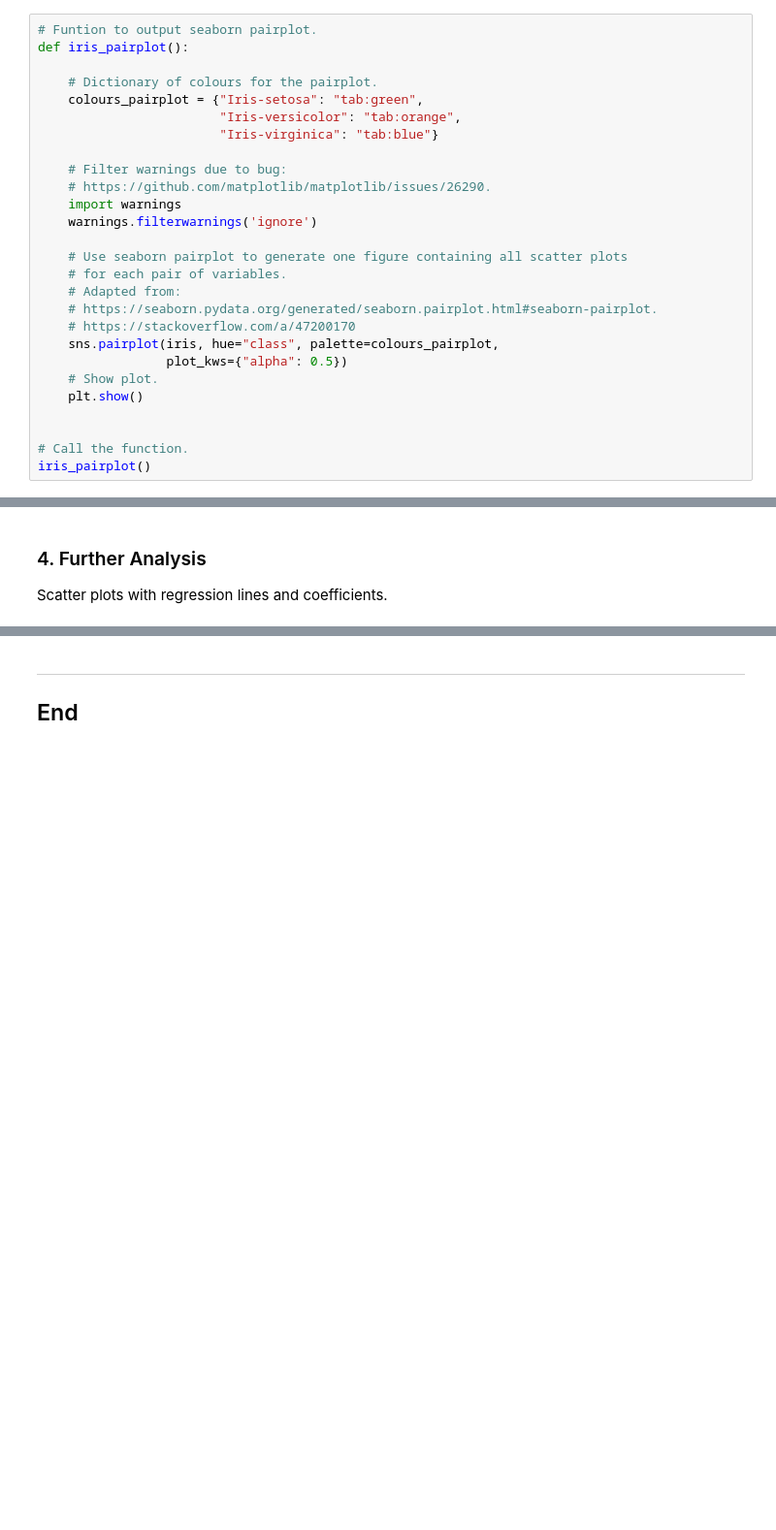
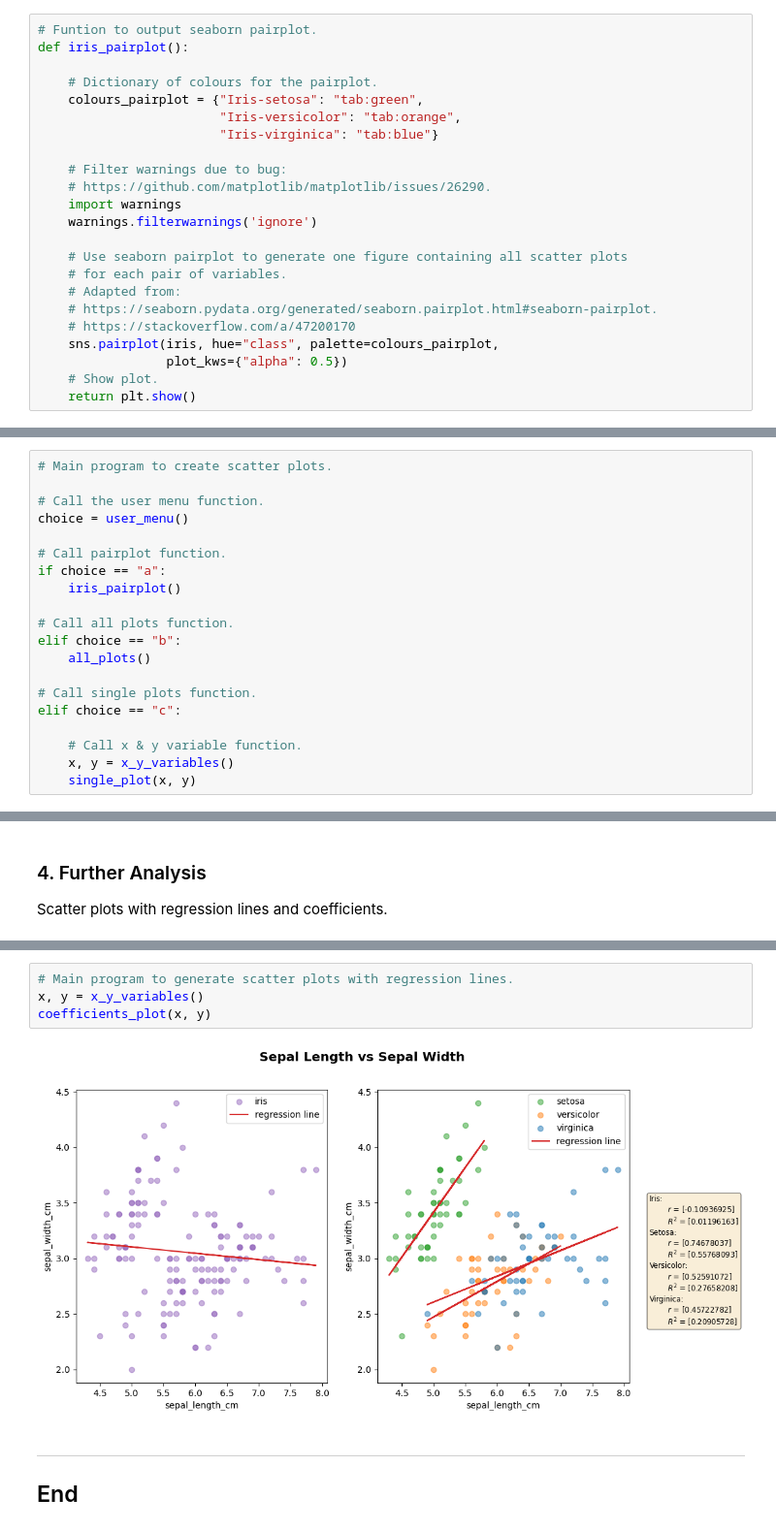
Before and after one commit to eoghanpw/pands-project, a Jupyter notebook: iris_analysis.ipynb, the cells around one changed output, grey strips where cells are left out. Shown at 97% size. Saved outputs shown, nothing was run; the diff lists cells and outputs as text; blank space fills up the shorter version.

```diff
--- a/iris_analysis.ipynb
+++ b/iris_analysis.ipynb
@@ -180,8 +180,4 @@ def iris_pairplot():
     sns.pairplot(iris, hue="class", palette=colours_pairplot,
                  plot_kws={"alpha": 0.5})
     # Show plot.
-    plt.show()
-
-
-# Call the function.
-iris_pairplot()
+    return plt.show()
@@ -342,0 +345,20 @@ elif choice == "b":
+# %%
+# Main program to create scatter plots.
+
+# Call the user menu function.
+choice = user_menu()
+
+# Call pairplot function.
+if choice == "a":
+    iris_pairplot()
+
+# Call all plots function.
+elif choice == "b":
+    all_plots()
+
+# Call single plots function.
+elif choice == "c":
+
+    # Call x & y variable function.
+    x, y = x_y_variables()
+    single_plot(x, y)
@@ -490,3 +492,9 @@ coefficients_plot_class("petal_length_cm", "petal_width_cm")
+# %%
+# Main program to generate scatter plots with regression lines.
+x, y = x_y_variables()
+coefficients_plot(x, y)
+# %% [output]
+[figure, added]
 # %% [markdown]
 ***
 ## End
```
Also changed, not shown: parts of 15 cells of this notebook, 5 other files.
